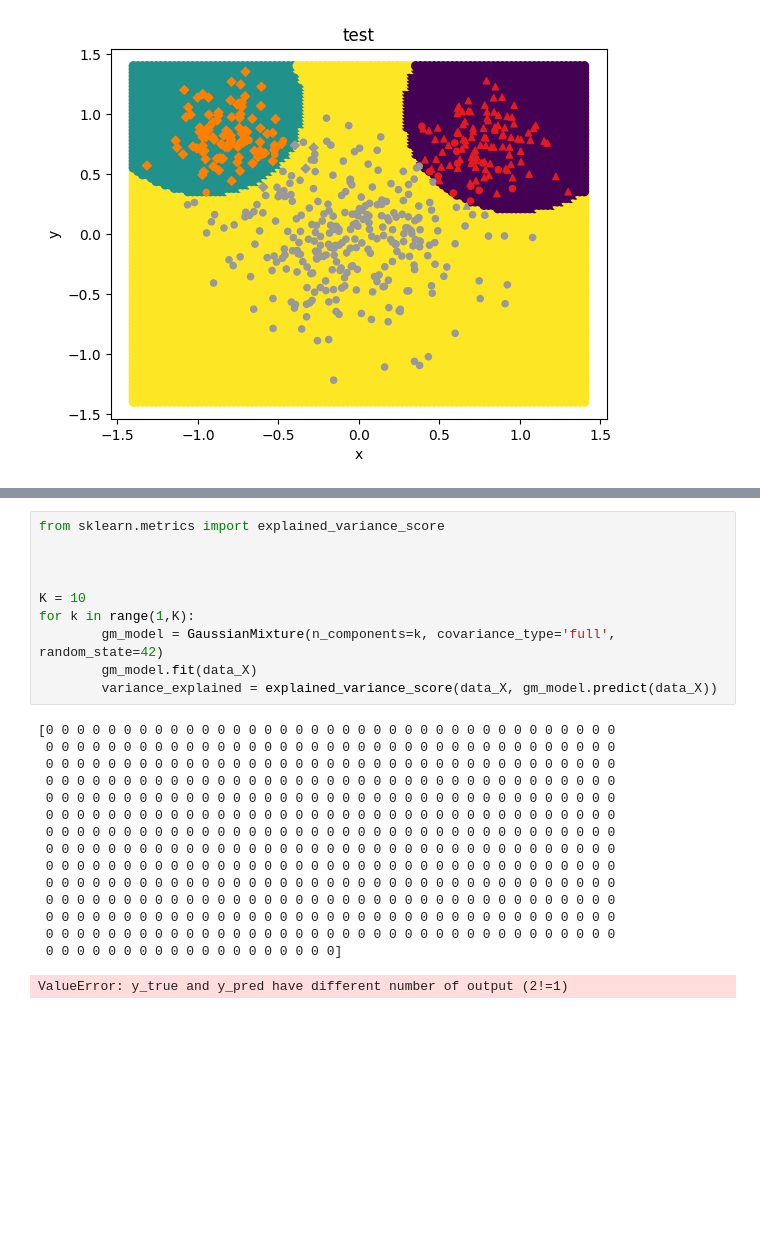
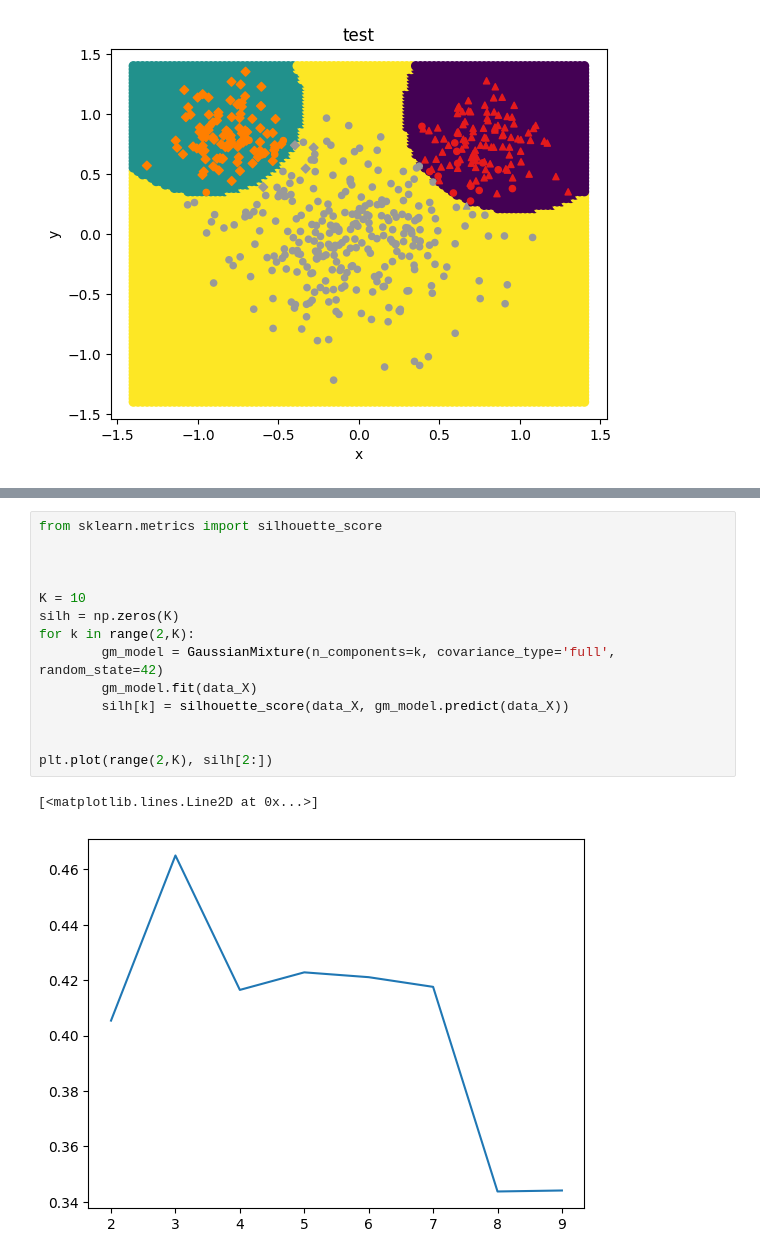
Before and after one commit to krzysztof-kar/ML2025, a Jupyter notebook: Lab02_clustering.ipynb, the cells around one changed output, grey strips where cells are left out. Cells and saved outputs as stored; diff of their text form; blank space fills up the shorter version.

```diff
--- a/Lab02_clustering.ipynb
+++ b/Lab02_clustering.ipynb
@@ -185,26 +182,17 @@ Jest to metoda raczej heurystyczna - nie zawsze taki punkt musi być jasno widoc
 # %%
-from sklearn.metrics import explained_variance_score
+from sklearn.metrics import silhouette_score
 
 
 
 K = 10
-for k in range(1,K):
+silh = np.zeros(K)
+for k in range(2,K):
         gm_model = GaussianMixture(n_components=k, covariance_type='full', random_state=42)
         gm_model.fit(data_X)
-        variance_explained = explained_variance_score(data_X, gm_model.predict(data_X))
+        silh[k] = silhouette_score(data_X, gm_model.predict(data_X))
+
+
+plt.plot(range(2,K), silh[2:])
 # %% [output]
-[0 0 0 0 0 0 0 0 0 0 0 0 0 0 0 0 0 0 0 0 0 0 0 0 0 0 0 0 0 0 0 0 0 0 0 0 0
- 0 0 0 0 0 0 0 0 0 0 0 0 0 0 0 0 0 0 0 0 0 0 0 0 0 0 0 0 0 0 0 0 0 0 0 0 0
- 0 0 0 0 0 0 0 0 0 0 0 0 0 0 0 0 0 0 0 0 0 0 0 0 0 0 0 0 0 0 0 0 0 0 0 0 0
- 0 0 0 0 0 0 0 0 0 0 0 0 0 0 0 0 0 0 0 0 0 0 0 0 0 0 0 0 0 0 0 0 0 0 0 0 0
- 0 0 0 0 0 0 0 0 0 0 0 0 0 0 0 0 0 0 0 0 0 0 0 0 0 0 0 0 0 0 0 0 0 0 0 0 0
- 0 0 0 0 0 0 0 0 0 0 0 0 0 0 0 0 0 0 0 0 0 0 0 0 0 0 0 0 0 0 0 0 0 0 0 0 0
- 0 0 0 0 0 0 0 0 0 0 0 0 0 0 0 0 0 0 0 0 0 0 0 0 0 0 0 0 0 0 0 0 0 0 0 0 0
- 0 0 0 0 0 0 0 0 0 0 0 0 0 0 0 0 0 0 0 0 0 0 0 0 0 0 0 0 0 0 0 0 0 0 0 0 0
- 0 0 0 0 0 0 0 0 0 0 0 0 0 0 0 0 0 0 0 0 0 0 0 0 0 0 0 0 0 0 0 0 0 0 0 0 0
- 0 0 0 0 0 0 0 0 0 0 0 0 0 0 0 0 0 0 0 0 0 0 0 0 0 0 0 0 0 0 0 0 0 0 0 0 0
- 0 0 0 0 0 0 0 0 0 0 0 0 0 0 0 0 0 0 0 0 0 0 0 0 0 0 0 0 0 0 0 0 0 0 0 0 0
- 0 0 0 0 0 0 0 0 0 0 0 0 0 0 0 0 0 0 0 0 0 0 0 0 0 0 0 0 0 0 0 0 0 0 0 0 0
- 0 0 0 0 0 0 0 0 0 0 0 0 0 0 0 0 0 0 0 0 0 0 0 0 0 0 0 0 0 0 0 0 0 0 0 0 0
- 0 0 0 0 0 0 0 0 0 0 0 0 0 0 0 0 0 0 0]
+[<matplotlib.lines.Line2D at 0x...>]
-ValueError: y_true and y_pred have different number of output (2!=1)
+[figure, added]
```
Also changed, not shown: parts of 3 cells of this notebook.
